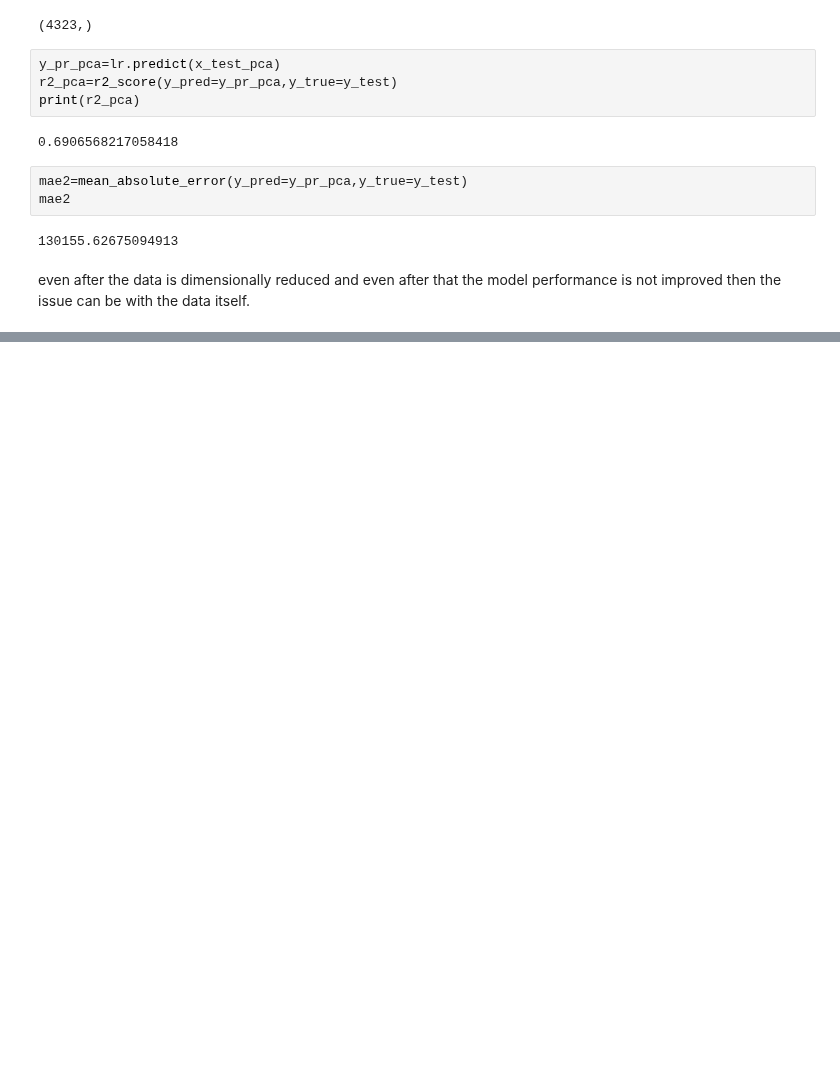
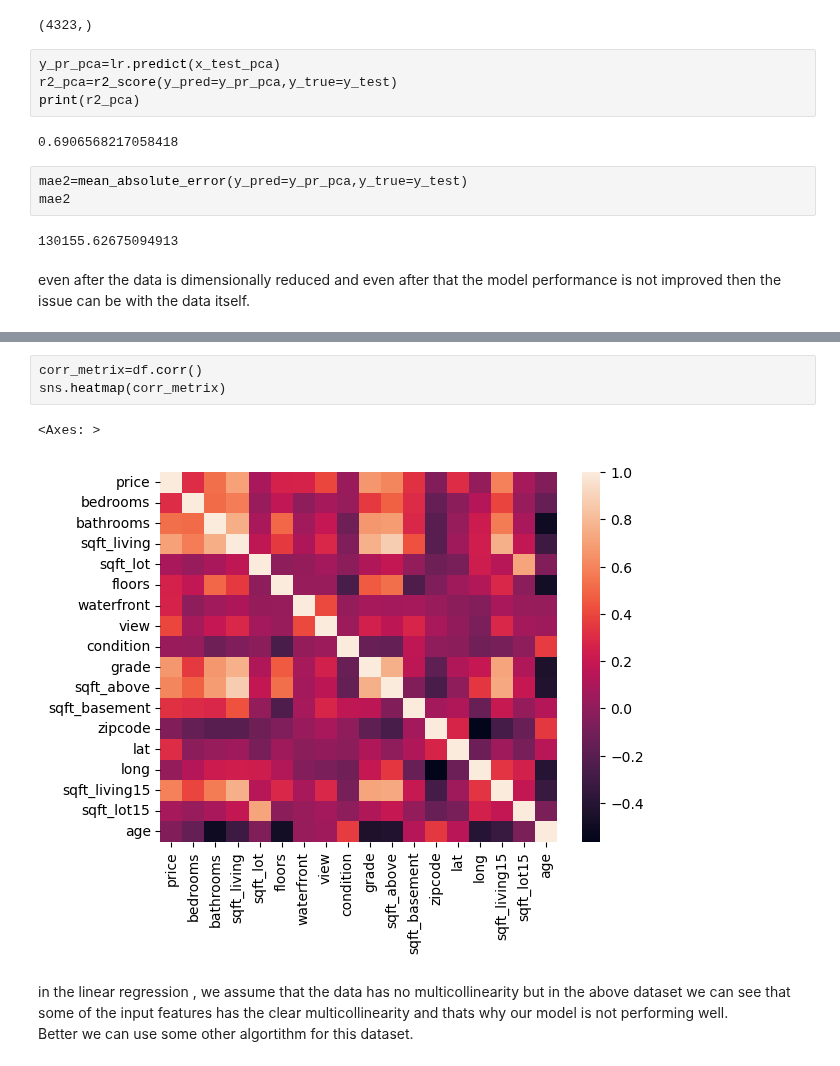
Before and after one commit to Fawas-Anayat/Machine_Learning_Algorithms, a Jupyter notebook: Linear_regression2/code/lin_reg2.ipynb, the cells around one changed output, grey strips where cells are left out. Cells and saved outputs as stored; diff of their text form; blank space fills up the shorter version.

Commit message:
linear regression project day 51 of learning AI

```diff
--- a/Linear_regression2/code/lin_reg2.ipynb
+++ b/Linear_regression2/code/lin_reg2.ipynb
@@ -282,3 +283,12 @@ df.corr()
 | sqft_living15 | 0.585379 | 0.391638 | 0.568634 | 0.756420 | 0.144608 | 0.279885 | 0.086463 | 0.280439 | -0.092824 | 0.713202 | ... |
 | sqft_lot15 | 0.082447 | 0.029244 | 0.087175 | 0.183286 | 0.718557 | -0.011269 | 0.030703 | 0.072575 | -0.003406 | 0.119248 | ... |
 | age | -0.054012 | -0.154178 | -0.506019 | -0.318049 | -0.053080 | -0.489319 | 0.026161 | 0.053440 | 0.361417 | -0.446963 | ... |
+# %%
+corr_metrix=df.corr()
+sns.heatmap(corr_metrix)
+# %% [output]
+<Axes: >
+[figure, added]
+# %% [markdown]
+in the linear regression , we assume that the data has no multicollinearity but in the above dataset we can see that some of the input features has the clear multicollinearity and thats why our model is not performing well.
+Better we can use some other algortithm for this dataset.
```
Also changed, not shown: parts of 1 cell of this notebook.
